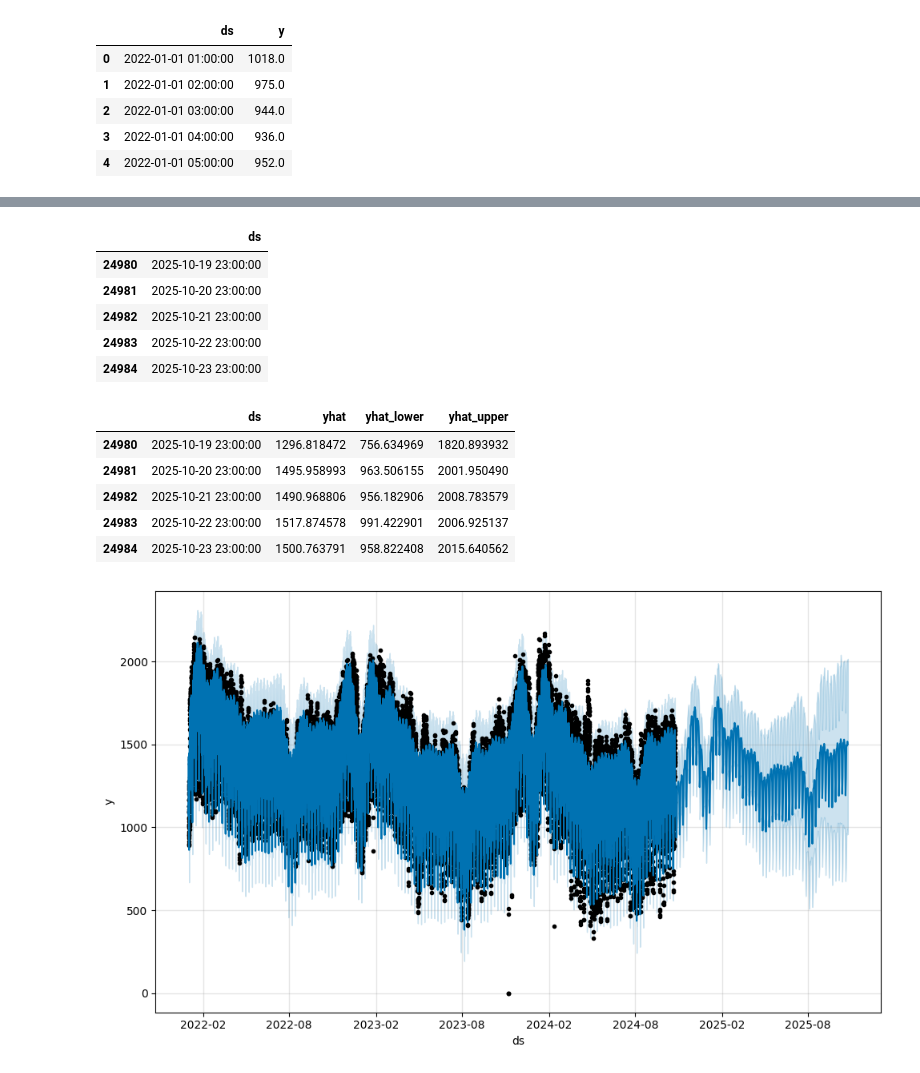
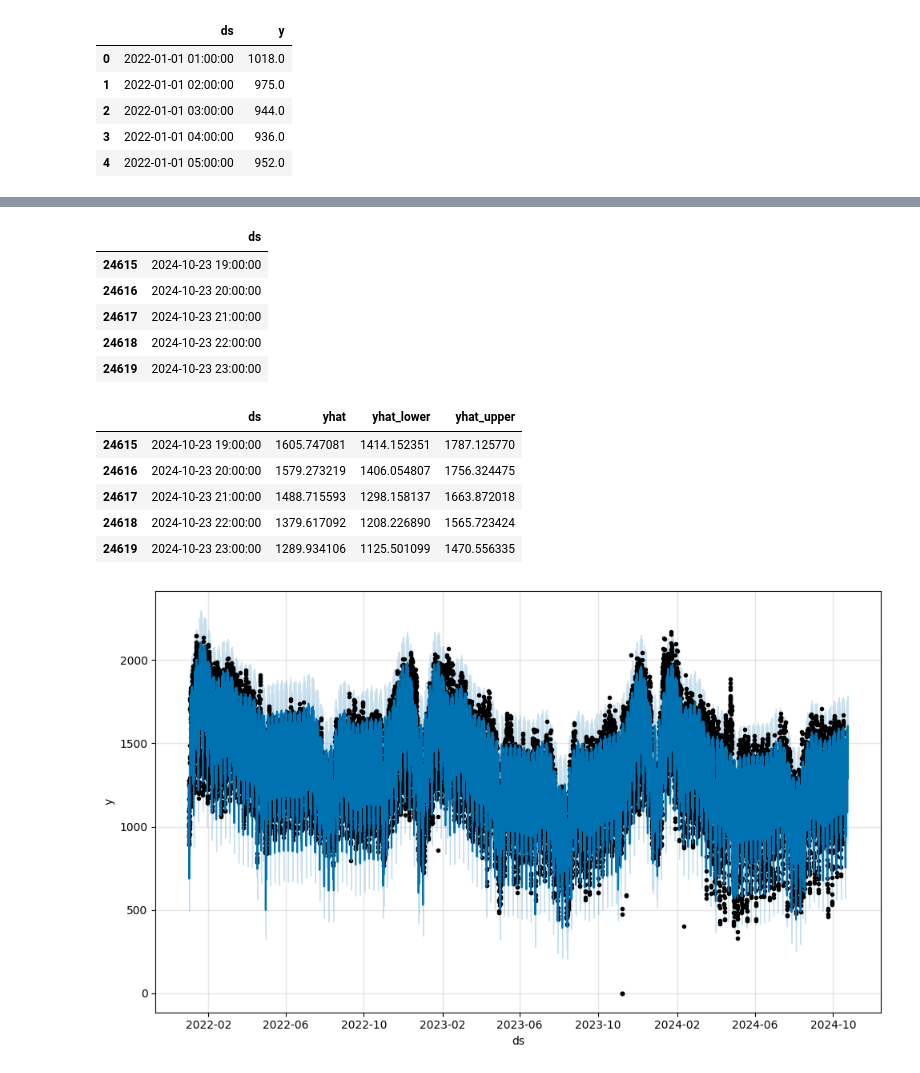
Before and after one commit to smrik/TC-Task1, a Jupyter notebook: Prophet.ipynb, the cells around one changed output, grey strips where cells are left out. Drawn from its saved outputs; the diff is of its cells as text; code cells hidden in the pictures.

```diff
--- a/Prophet.ipynb
+++ b/Prophet.ipynb
@@ -42,6 +42,7 @@ from prophet import Prophet
 df_hourly = df.copy()
 df_hourly.rename(columns={'date': 'ds', 'consumption': 'y'}, inplace=True)
 df_hourly.drop({'temperature', 'precipitation', 'irradiation', 'cloudiness', 'holiday'}, axis=1, inplace=True)
+df_hourly = df_hourly.iloc[:-168, :]
 df_hourly.head()
 # %% [output]
 |  | ds | y |
@@ -50,3 +51,10 @@ df_hourly.head()
 | 2 | 2022-01-01 03:00:00 | 944.0 |
 | 3 | 2022-01-01 04:00:00 | 936.0 |
 | 4 | 2022-01-01 05:00:00 | 952.0 |
+# %%
+from prophet.make_holidays import make_holidays_df # type: ignore
+
+si_holidays = make_holidays_df(
+    year_list=[2022 + i for i in range(3)], country='SI'
+)
+si_holidays.head()
@@ -53,5 +68,5 @@ df_hourly.head()
 # %%
 # Python
-m = Prophet()
+m = Prophet(holidays=si_holidays)
 m.fit(df_hourly)
 # %% [output]
@@ -60,23 +75,23 @@ m.fit(df_hourly)
 <prophet.forecaster.Prophet at 0x...>
 # %%
 # Python
-future = m.make_future_dataframe(periods=365)
+future = m.make_future_dataframe(periods=7 * 24, freq="60min")
 future.tail()
 # %% [output]
 |  | ds |
-| 24980 | 2025-10-19 23:00:00 |
-| 24981 | 2025-10-20 23:00:00 |
-| 24982 | 2025-10-21 23:00:00 |
-| 24983 | 2025-10-22 23:00:00 |
-| 24984 | 2025-10-23 23:00:00 |
+| 24615 | 2024-10-23 19:00:00 |
+| 24616 | 2024-10-23 20:00:00 |
+| 24617 | 2024-10-23 21:00:00 |
+| 24618 | 2024-10-23 22:00:00 |
+| 24619 | 2024-10-23 23:00:00 |
 # %%
 # Python
 forecast = m.predict(future)
 forecast[['ds', 'yhat', 'yhat_lower', 'yhat_upper']].tail()
 # %% [output]
 |  | ds | yhat | yhat_lower | yhat_upper |
-| 24980 | 2025-10-19 23:00:00 | 1296.818472 | 756.634969 | 1820.893932 |
-| 24981 | 2025-10-20 23:00:00 | 1495.958993 | 963.506155 | 2001.950490 |
-| 24982 | 2025-10-21 23:00:00 | 1490.968806 | 956.182906 | 2008.783579 |
-| 24983 | 2025-10-22 23:00:00 | 1517.874578 | 991.422901 | 2006.925137 |
-| 24984 | 2025-10-23 23:00:00 | 1500.763791 | 958.822408 | 2015.640562 |
+| 24615 | 2024-10-23 19:00:00 | 1605.747081 | 1414.152351 | 1787.125770 |
+| 24616 | 2024-10-23 20:00:00 | 1579.273219 | 1406.054807 | 1756.324475 |
+| 24617 | 2024-10-23 21:00:00 | 1488.715593 | 1298.158137 | 1663.872018 |
+| 24618 | 2024-10-23 22:00:00 | 1379.617092 | 1208.226890 | 1565.723424 |
+| 24619 | 2024-10-23 23:00:00 | 1289.934106 | 1125.501099 | 1470.556335 |
@@ -84,7 +101,7 @@ forecast[['ds', 'yhat', 'yhat_lower', 'yhat_upper']].tail()
 # Python
 fig1 = m.plot(forecast)
 # %% [output]
-[figure, old version]
+[figure, new version]
 # %%
 # Python
 fig2 = m.plot_components(forecast)
```
Also changed, not shown: parts of 10 cells of this notebook, 10 other files.
